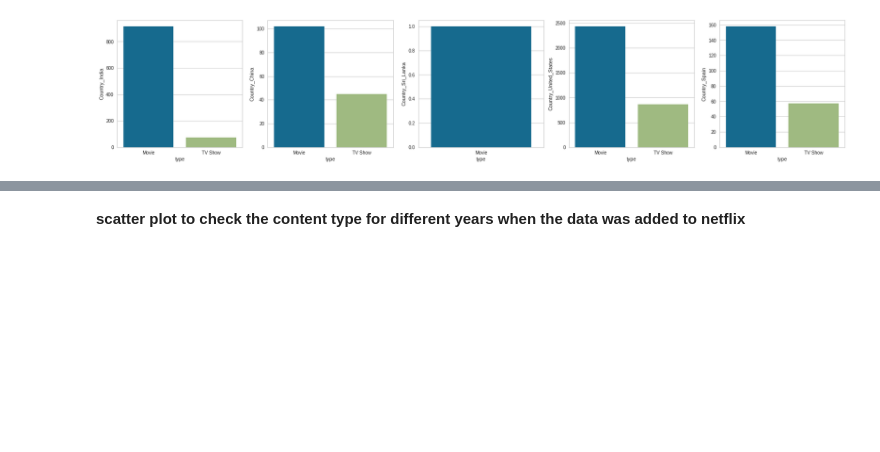
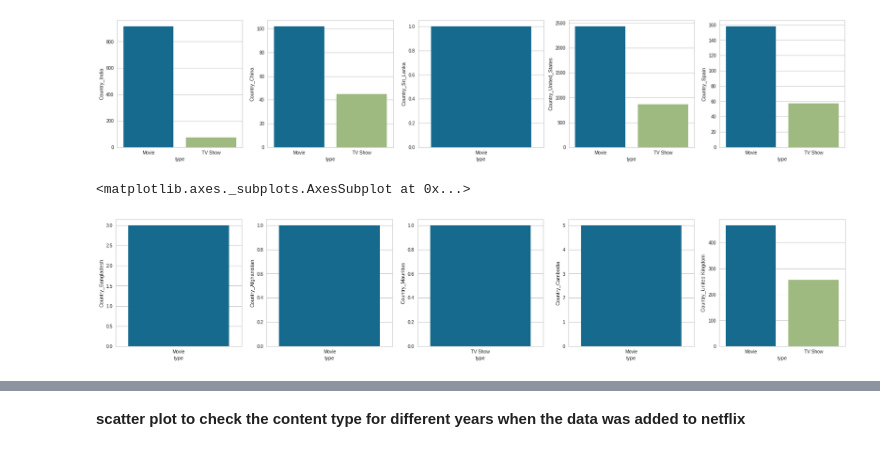
Before and after one commit to SAKSHIDHYANI/Netflix-Movies-and-Tv-Shows-Clustering, a Jupyter notebook: NETFLIX_MOVIES_AND_TV_SHOWS_CLUSTERING.ipynb, the cells around one changed output, grey strips where cells are left out. Saved outputs shown, nothing was run; the diff lists cells and outputs as text; code cells hidden in the pictures; blank space fills up the shorter version.

```diff
--- a/NETFLIX_MOVIES_AND_TV_SHOWS_CLUSTERING.ipynb
+++ b/NETFLIX_MOVIES_AND_TV_SHOWS_CLUSTERING.ipynb
@@ -588,6 +611,37 @@ sns.barplot(x='type',y= 'Country_Spain',data=Spain_content,ax=ax[4])
 # %% [output]
 <matplotlib.axes._subplots.AxesSubplot at 0x...>
 [figure]
+# %%
+# visualizing content type country wise
+
+fig, ax = plt.subplots(1,5, figsize=(28,5))
+indian_content = netflix_data[netflix_data['country'].str.contains('Bangladesh')]
+indian_content =pd.DataFrame(indian_content.groupby('type')['country'].count()).reset_index()
+indian_content.rename(columns ={'country':'Country_Bangladesh'},inplace =True)
+sns.barplot(x='type',y= 'Country_Bangladesh',data=indian_content,ax=ax[0])
+
+China_content = netflix_data[netflix_data['country'].str.contains('Afghanistan')]
+China_content =pd.DataFrame(China_content.groupby('type')['country'].count()).reset_index()
+China_content.rename(columns ={'country':'Country_Afghanistan'},inplace =True)
+sns.barplot(x='type',y= 'Country_Afghanistan',data=China_content,ax=ax[1])
+
+SriLanka_content = netflix_data[netflix_data['country'].str.contains('Mauritius')]
+SriLanka_content =pd.DataFrame(SriLanka_content.groupby('type')['country'].count()).reset_index()
+SriLanka_content.rename(columns ={'country':'Country_Mauritius'},inplace =True)
+sns.barplot(x='type',y= 'Country_Mauritius',data=SriLanka_content,ax=ax[2])
+
+United_States_content = netflix_data[netflix_data['country'].str.contains('Cambodia')]
+United_States_content =pd.DataFrame(United_States_content.groupby('type')['country'].count()).reset_index()
+United_States_content.rename(columns ={'country':'Country_Cambodia'},inplace =True)
+sns.barplot(x='type',y= 'Country_Cambodia',data=United_States_content,ax=ax[3])
+
+Spain_content = netflix_data[netflix_data['country'].str.contains('United Kingdom')]
+Spain_content =pd.DataFrame(Spain_content.groupby('type')['country'].count()).reset_index()
+Spain_content.rename(columns ={'country':'Country_United Kingdom'},inplace =True)
+sns.barplot(x='type',y= 'Country_United Kingdom',data=Spain_content,ax=ax[4])
+# %% [output]
+<matplotlib.axes._subplots.AxesSubplot at 0x...>
+[figure, added]
 # %%
 # content type vs year when data was added to netflix
 
```
Also changed, not shown: parts of 137 cells of this notebook.
